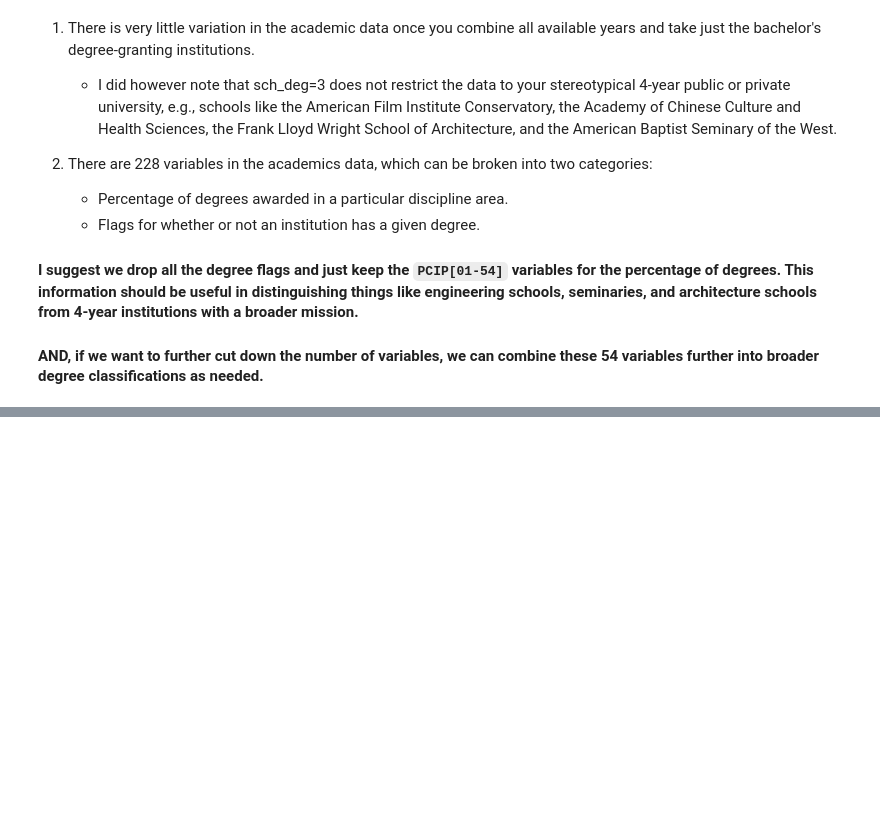
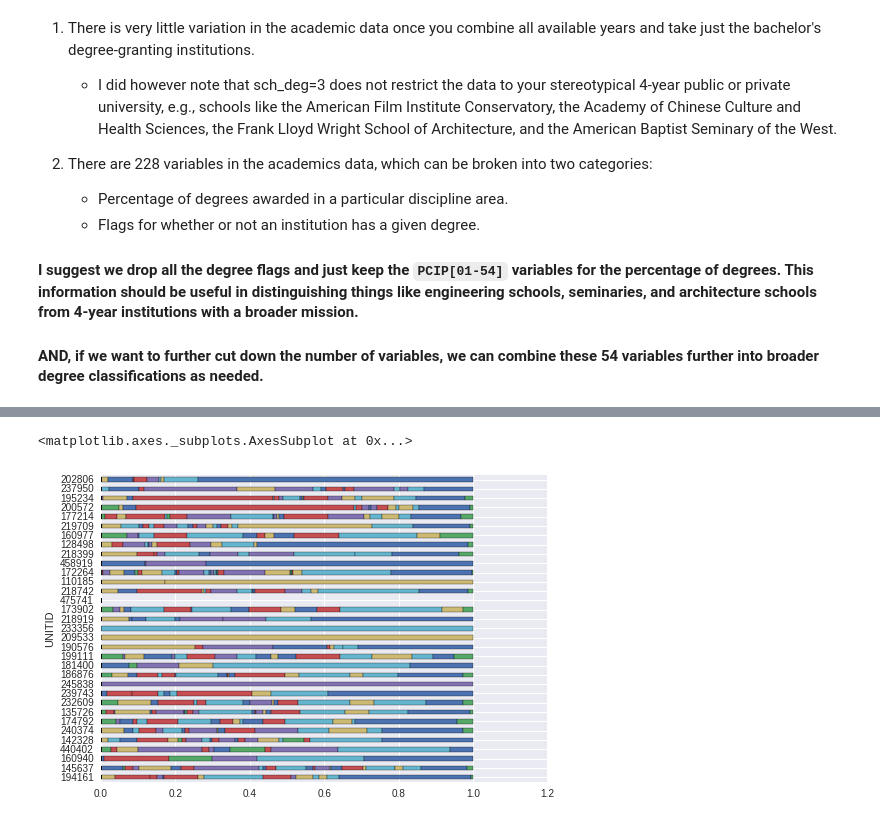
Before and after one commit to juliasilge/fall2016competition, a Jupyter notebook: Academics.ipynb, the cells around one changed output, grey strips where cells are left out. Drawn from its saved outputs; the diff is of its cells as text; code cells hidden in the pictures; blank space fills up the shorter version.

```diff
--- a/Academics.ipynb
+++ b/Academics.ipynb
@@ -179,0 +174,5 @@ Three.  Three unique counts for 231 entries.  Not a whole lot of variation here.
+# %%
+pcip.sample(frac=.015, axis=0).plot.barh(stacked=True, legend=False)
+# %% [output]
+<matplotlib.axes._subplots.AxesSubplot at 0x...>
+[figure, added]
```
Also changed, not shown: parts of 32 cells of this notebook.
